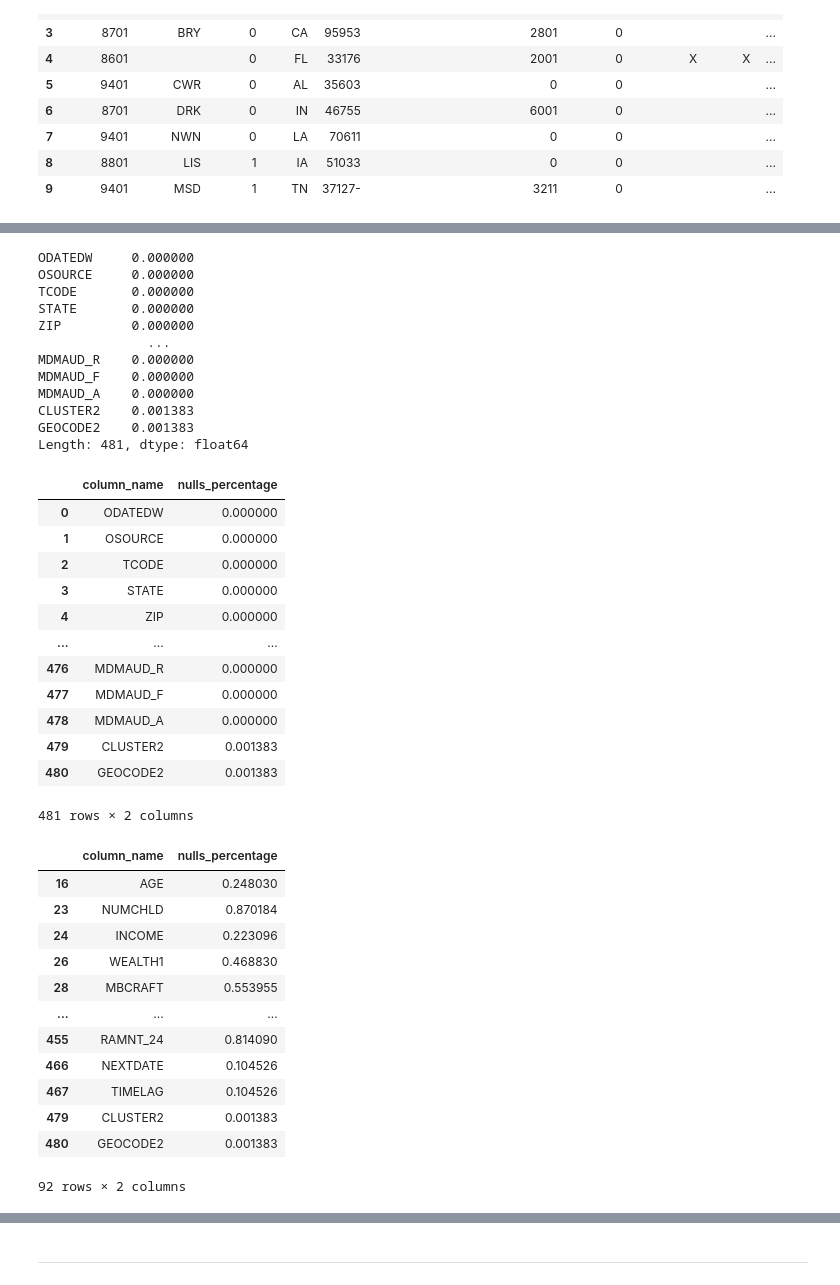
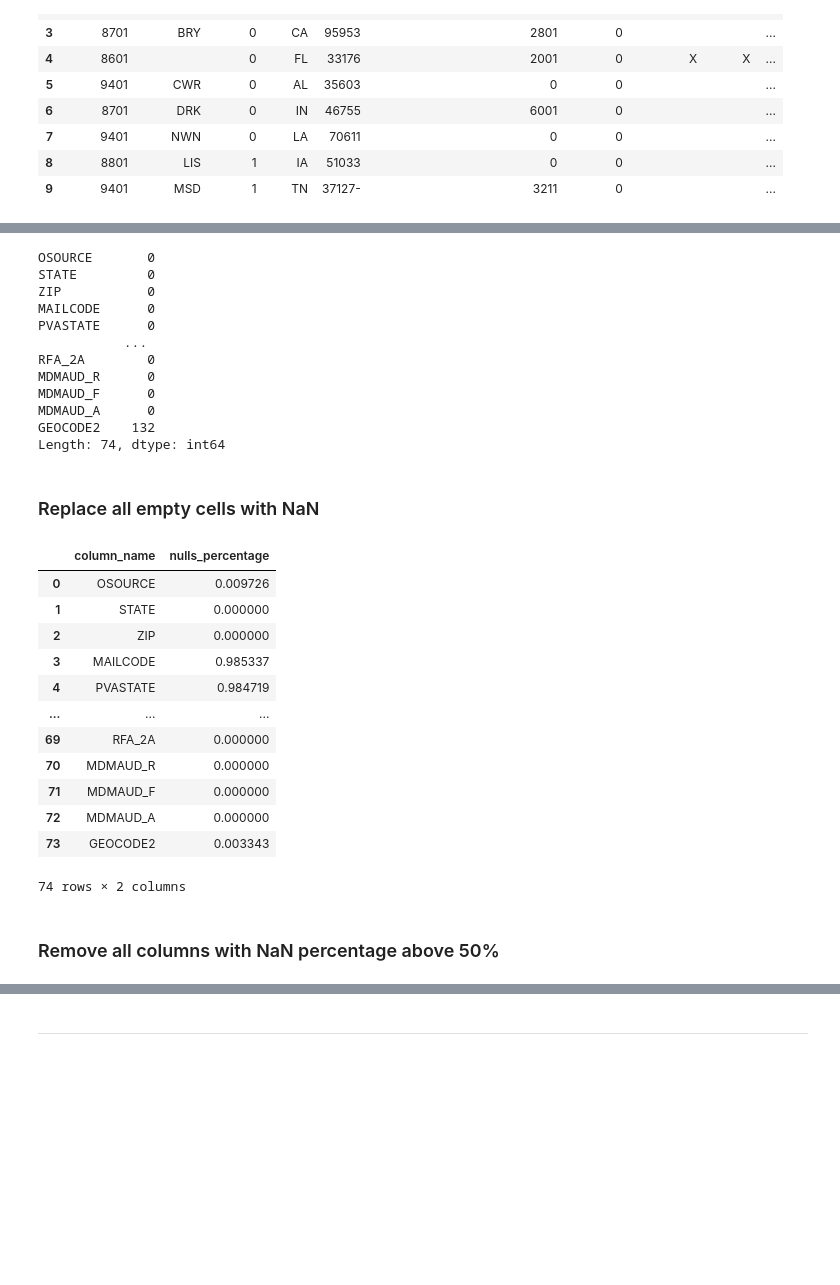
Before and after one commit to ta-data-remote/lab-revisiting-machine-learning, a Jupyter notebook: lab-revisiting-machine-learning.ipynb, the cells around one changed output, grey strips where cells are left out. Drawn from its saved outputs; the diff is of its cells as text; code cells hidden in the pictures; blank space fills up the shorter version.

```diff
--- a/lab-revisiting-machine-learning.ipynb
+++ b/lab-revisiting-machine-learning.ipynb
@@ -48,15 +58,15 @@ data.head(10)
 # %%
-data.isna().sum()/len(data)
+categorical.isna().sum()
 # %% [output]
-ODATEDW     0.000000
-OSOURCE     0.000000
-TCODE       0.000000
-STATE       0.000000
-ZIP         0.000000
-              ...
-MDMAUD_R    0.000000
-MDMAUD_F    0.000000
-MDMAUD_A    0.000000
-CLUSTER2    0.001383
-GEOCODE2    0.001383
-Length: 481, dtype: float64
+OSOURCE       0
+STATE         0
+ZIP           0
+MAILCODE      0
+PVASTATE      0
+           ...
+RFA_2A        0
+MDMAUD_R      0
+MDMAUD_F      0
+MDMAUD_A      0
+GEOCODE2    132
+Length: 74, dtype: int64
@@ -62,0 +75,2 @@ Length: 481, dtype: float64
+# %% [markdown]
+### Replace all empty cells with NaN
@@ -63,35 +79,23 @@ Length: 481, dtype: float64
 # %%
-nulls_percent_df = pd.DataFrame(data.isna().sum()/len(data)).reset_index()
+nulls_percent_df = pd.DataFrame(categorical.isna().sum()/len(categorical)).reset_index()
 nulls_percent_df
 nulls_percent_df.columns = ['column_name', 'nulls_percentage']
 nulls_percent_df
 # %% [output]
 |  | column_name | nulls_percentage |
-| 0 | ODATEDW | 0.000000 |
-| 1 | OSOURCE | 0.000000 |
-| 2 | TCODE | 0.000000 |
-| 3 | STATE | 0.000000 |
-| 4 | ZIP | 0.000000 |
+| 0 | OSOURCE | 0.009726 |
+| 1 | STATE | 0.000000 |
+| 2 | ZIP | 0.000000 |
+| 3 | MAILCODE | 0.985337 |
+| 4 | PVASTATE | 0.984719 |
 | ... | ... | ... |
-| 476 | MDMAUD_R | 0.000000 |
-| 477 | MDMAUD_F | 0.000000 |
-| 478 | MDMAUD_A | 0.000000 |
-| 479 | CLUSTER2 | 0.001383 |
-| 480 | GEOCODE2 | 0.001383 |
+| 69 | RFA_2A | 0.000000 |
+| 70 | MDMAUD_R | 0.000000 |
+| 71 | MDMAUD_F | 0.000000 |
+| 72 | MDMAUD_A | 0.000000 |
+| 73 | GEOCODE2 | 0.003343 |
-481 rows × 2 columns
+74 rows × 2 columns
+# %% [markdown]
+### Remove all columns with NaN percentage above 50%
 # %%
-nulls_percent_df[nulls_percent_df['nulls_percentage']!=0]
+columns_above_threshold = nulls_percent_df[nulls_percent_df['nulls_percentage']>0.5]
-# %% [output]
-|  | column_name | nulls_percentage |
-| 16 | AGE | 0.248030 |
-| 23 | NUMCHLD | 0.870184 |
-| 24 | INCOME | 0.223096 |
-| 26 | WEALTH1 | 0.468830 |
-| 28 | MBCRAFT | 0.553955 |
-| ... | ... | ... |
-| 455 | RAMNT_24 | 0.814090 |
-| 466 | NEXTDATE | 0.104526 |
-| 467 | TIMELAG | 0.104526 |
-| 479 | CLUSTER2 | 0.001383 |
-| 480 | GEOCODE2 | 0.001383 |
-92 rows × 2 columns
```
Also changed, not shown: parts of 122 cells of this notebook.
